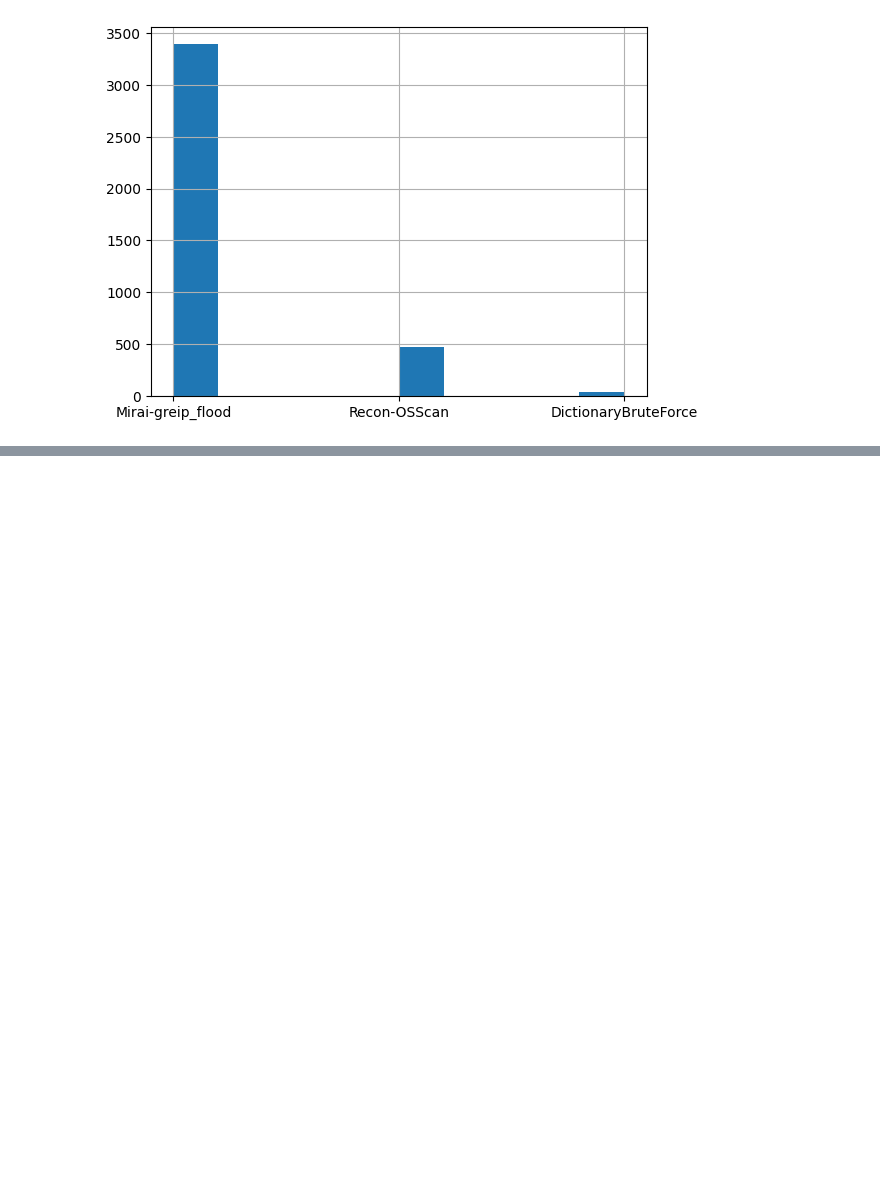
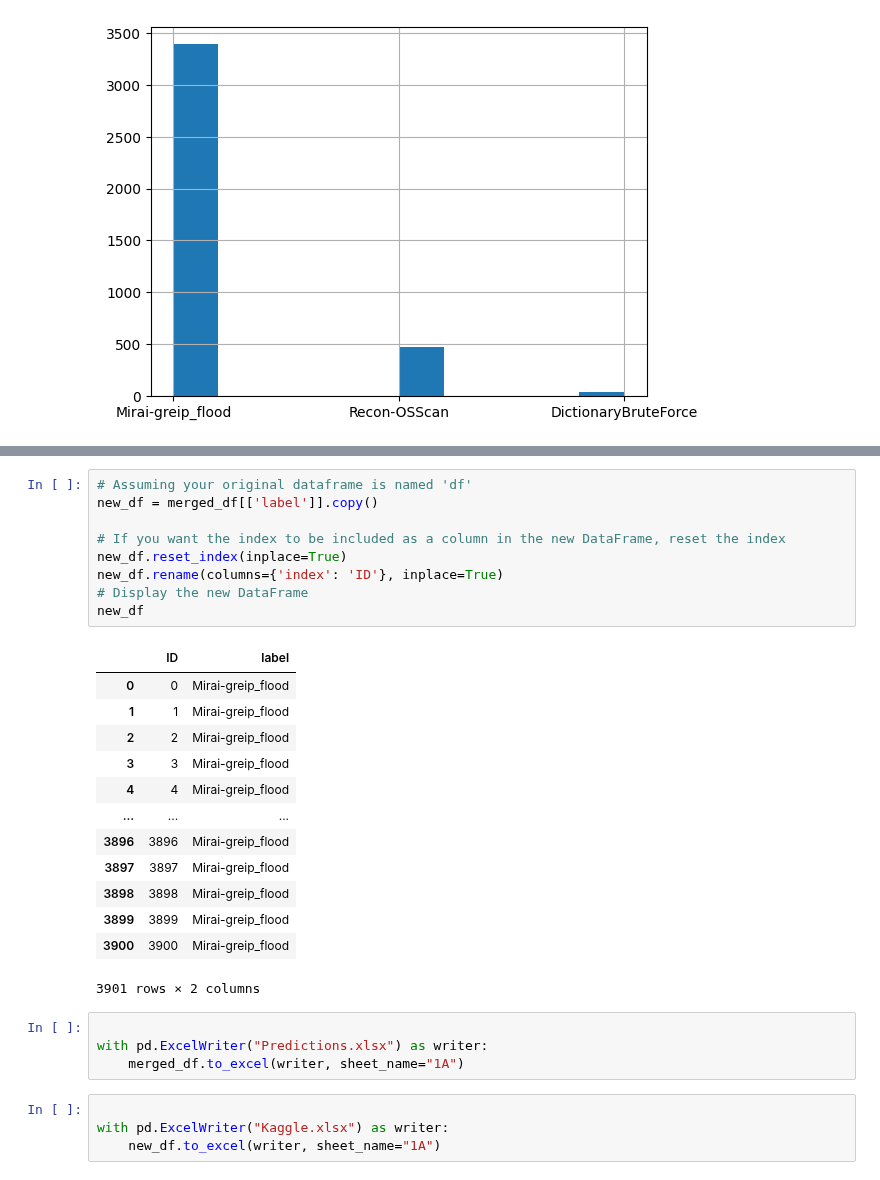
Before and after one commit to Ali-Haider006/Classifier_IoT_Intrusion_Detection, a Jupyter notebook: production.ipynb, the cells around one changed output, grey strips where cells are left out. Drawn from its saved outputs; the diff is of its cells as text; blank space fills up the shorter version.

```diff
--- a/production.ipynb
+++ b/production.ipynb
@@ -144,0 +161,31 @@ with pd.ExcelWriter("Predictions.xlsx") as writer:
+# %%
+# Assuming your original dataframe is named 'df'
+new_df = merged_df[['label']].copy()
+
+# If you want the index to be included as a column in the new DataFrame, reset the index
+new_df.reset_index(inplace=True)
+new_df.rename(columns={'index': 'ID'}, inplace=True)
+# Display the new DataFrame
+new_df
+# %% [output]
+|  | ID | label |
+| 0 | 0 | Mirai-greip_flood |
+| 1 | 1 | Mirai-greip_flood |
+| 2 | 2 | Mirai-greip_flood |
+| 3 | 3 | Mirai-greip_flood |
+| 4 | 4 | Mirai-greip_flood |
+| ... | ... | ... |
+| 3896 | 3896 | Mirai-greip_flood |
+| 3897 | 3897 | Mirai-greip_flood |
+| 3898 | 3898 | Mirai-greip_flood |
+| 3899 | 3899 | Mirai-greip_flood |
+| 3900 | 3900 | Mirai-greip_flood |
+3901 rows × 2 columns
+# %%
+
+with pd.ExcelWriter("Predictions.xlsx") as writer:
+    merged_df.to_excel(writer, sheet_name="1A")
+# %%
+
+with pd.ExcelWriter("Kaggle.xlsx") as writer:
+    new_df.to_excel(writer, sheet_name="1A")
```
Also changed, not shown: parts of 2 cells of this notebook.
